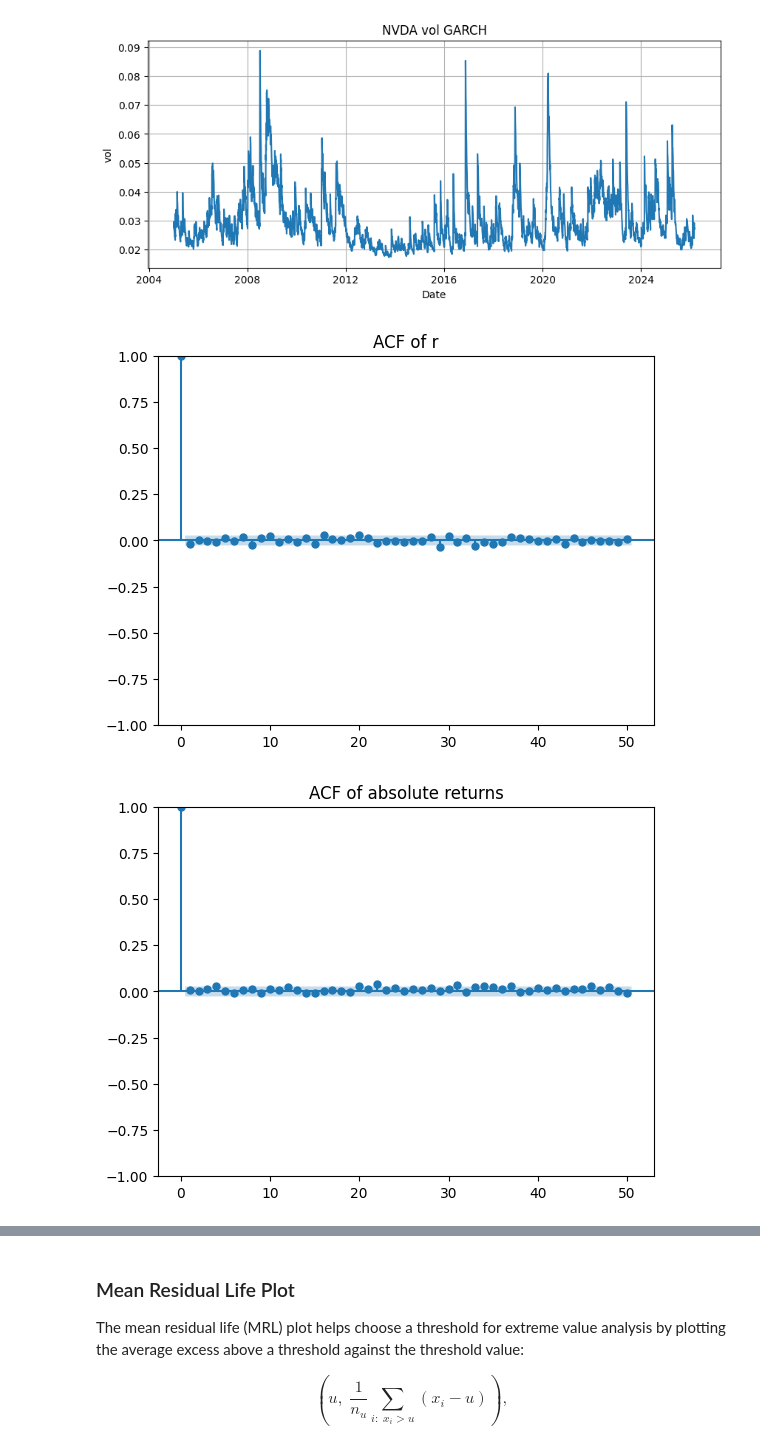
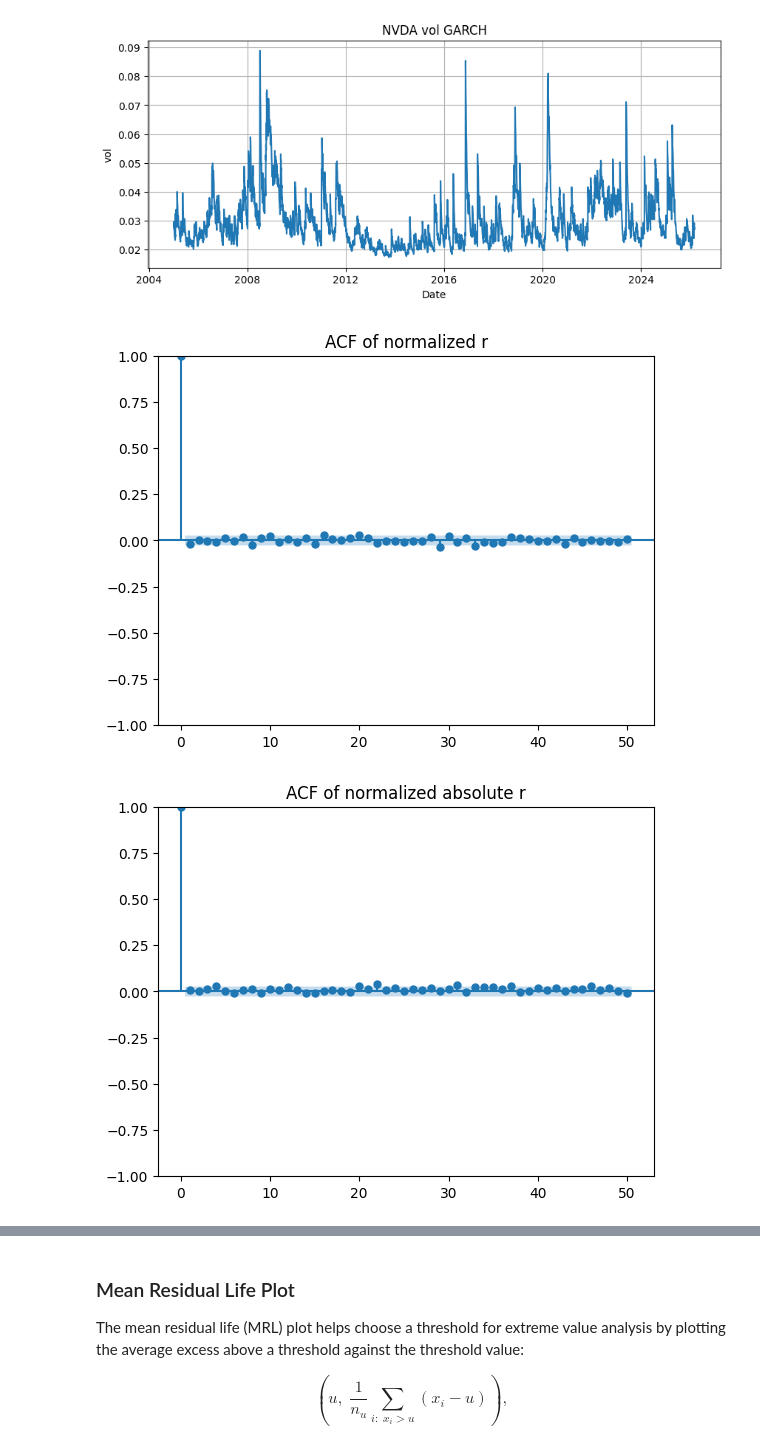
Before and after one commit to albinberg/evt-tail-risk, a Jupyter notebook: final_stat_project.ipynb, the cells around one changed output, grey strips where cells are left out. Cells and saved outputs as stored; diff of their text form; code cells hidden in the pictures.

```diff
--- a/final_stat_project.ipynb
+++ b/final_stat_project.ipynb
@@ -122,13 +186,15 @@ pct_returns = data['pct_returns'].dropna()  # remove NaNs
 
 L = (-pct_returns/sigma)
 # %%
+# TRY ACF AGAIN
+
 plot_acf(L, lags=50)
-plt.title("ACF of r")
+plt.title("ACF of normalized r")
 plt.show()
 
 plot_acf(np.abs(L), lags=50)
-plt.title("ACF of absolute returns")
+plt.title("ACF of normalized absolute r")
 plt.show()
 # %% [output]
-[figure, old version]
+[figure, new version]
-[figure, old version]
+[figure, new version]
```
Also changed, not shown: parts of 9 cells of this notebook.
